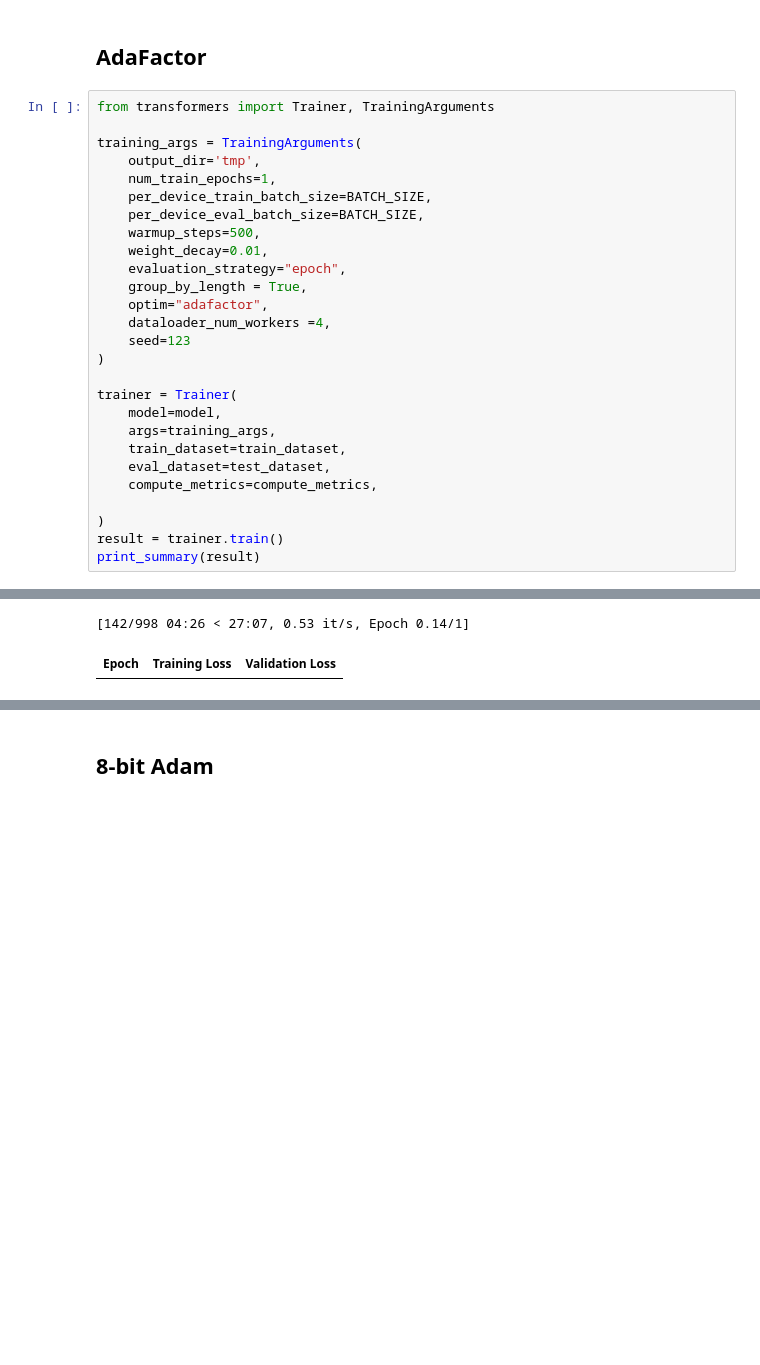
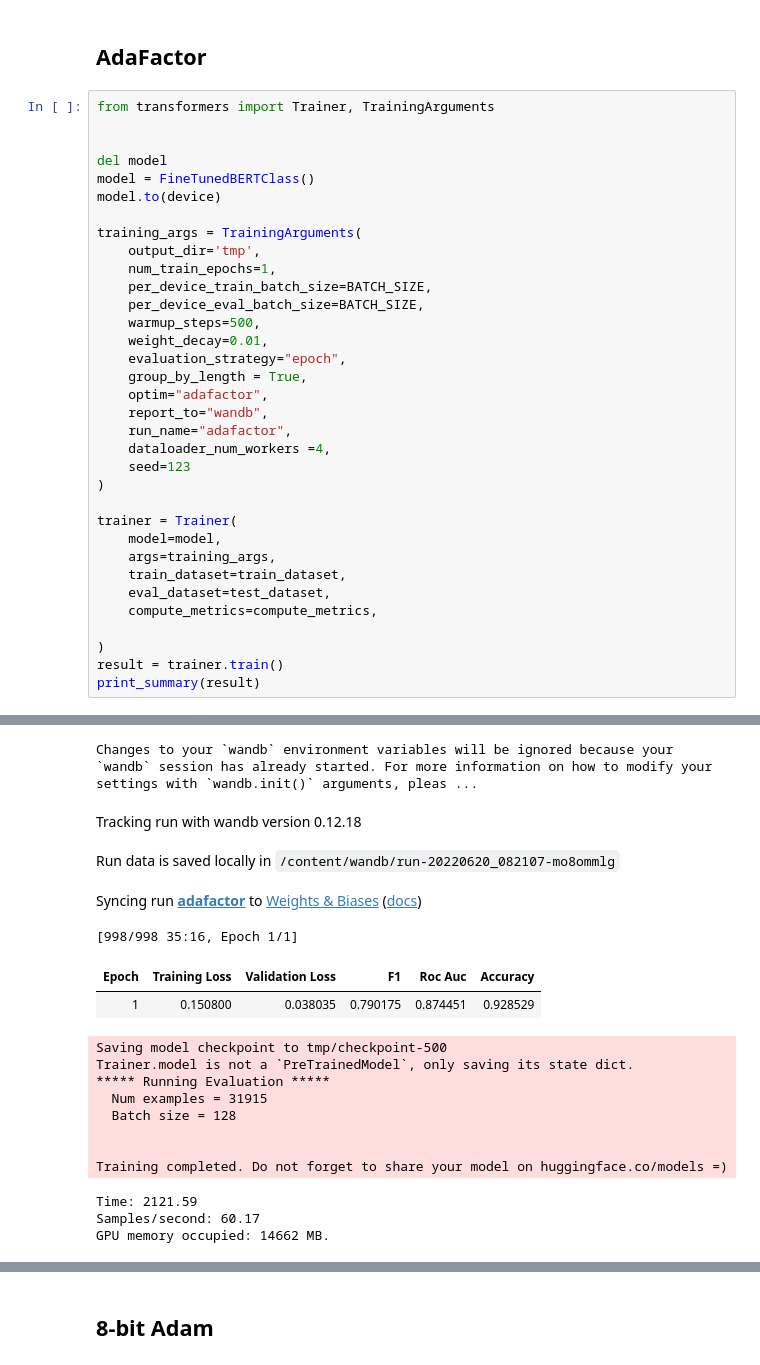
Before and after one commit to shubhamitradas/bert_optimization_strategies, a Jupyter notebook: multi_label_with_trainer.ipynb, the cells around one changed output, grey strips where cells are left out. Drawn from its saved outputs; the diff is of its cells as text; blank space fills up the shorter version.

```diff
--- a/multi_label_with_trainer.ipynb
+++ b/multi_label_with_trainer.ipynb
@@ -487,6 +584,11 @@ GPU memory occupied: 10708 MB.
 ## **AdaFactor**
 # %%
 from transformers import Trainer, TrainingArguments
+
+
+del model
+model = FineTunedBERTClass()
+model.to(device)
 
 training_args = TrainingArguments(
     output_dir='tmp',
@@ -498,6 +600,8 @@ training_args = TrainingArguments(
     evaluation_strategy="epoch",
     group_by_length = True,
     optim="adafactor",
+    report_to="wandb",
+    run_name="adafactor",
     dataloader_num_workers =4,
     seed=123
 )
@@ -523,2 +637,18 @@ print_summary(result)
-[142/998 04:26 < 27:07, 0.53 it/s, Epoch 0.14/1]
+Changes to your `wandb` environment variables will be ignored because your `wandb` session has already started. For more information on how to modify your settings with `wandb.init()` arguments, pleas ...
+Tracking run with wandb version 0.12.18
+Run data is saved locally in /content/wandb/run-20220620_082107-mo8ommlg
+Syncing run adafactor to Weights & Biases (docs)
+[998/998 35:16, Epoch 1/1]
-| Epoch | Training Loss | Validation Loss |
+| Epoch | Training Loss | Validation Loss | F1 | Roc Auc | Accuracy |
+| 1 | 0.150800 | 0.038035 | 0.790175 | 0.874451 | 0.928529 |
+Saving model checkpoint to tmp/checkpoint-500
+Trainer.model is not a `PreTrainedModel`, only saving its state dict.
+***** Running Evaluation *****
+  Num examples = 31915
+  Batch size = 128
+
+
+Training completed. Do not forget to share your model on huggingface.co/models =)
+Time: 2121.59
+Samples/second: 60.17
+GPU memory occupied: 14662 MB.
```
Also changed, not shown: parts of 27 cells of this notebook.
